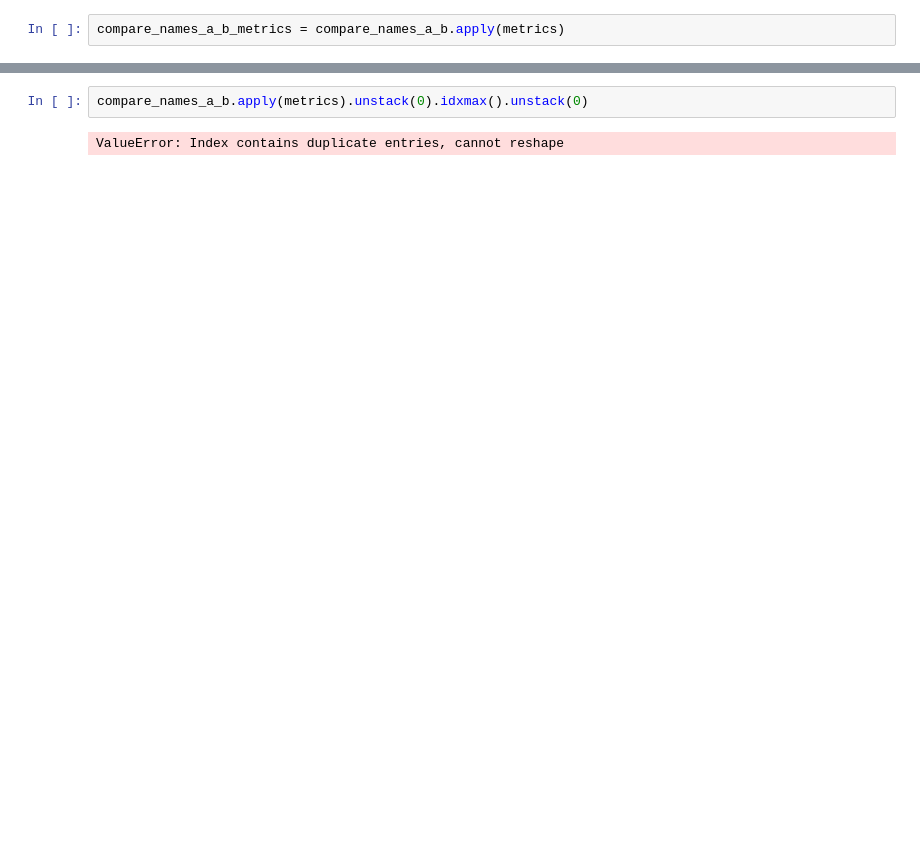
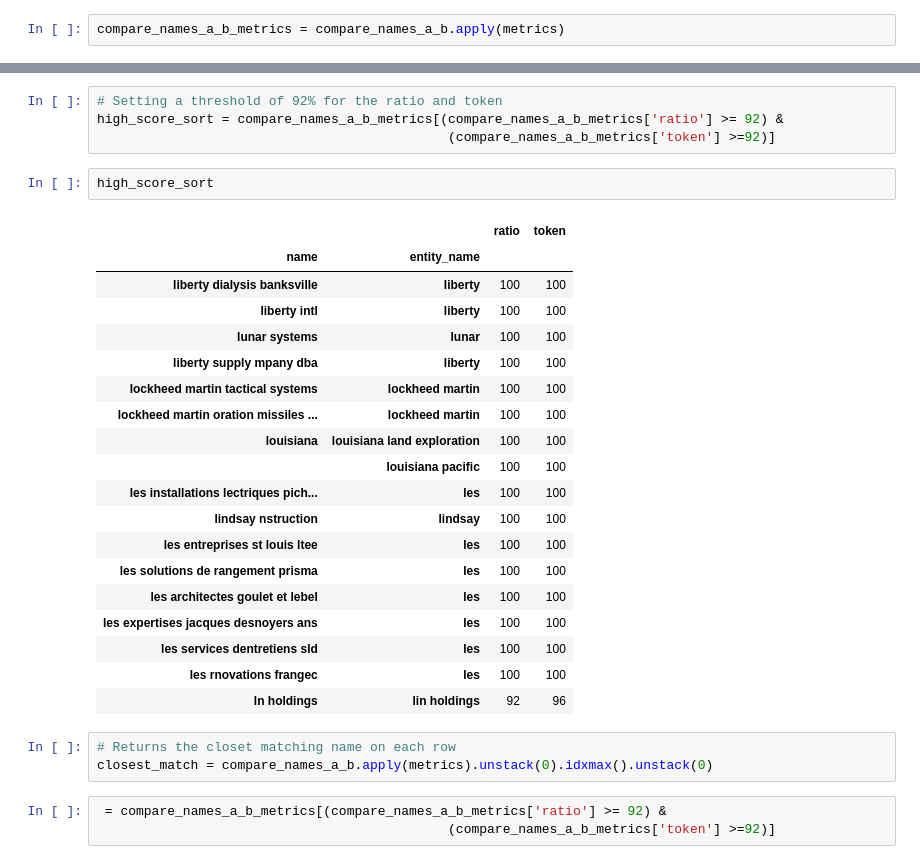
Before and after one commit to jeffersonzaki/Govini, a Jupyter notebook: nlp-fuzzy-name-matching.ipynb, the cells around one changed output, grey strips where cells are left out. Drawn from its saved outputs; the diff is of its cells as text; blank space fills up the shorter version.

```diff
--- a/nlp-fuzzy-name-matching.ipynb
+++ b/nlp-fuzzy-name-matching.ipynb
@@ -762,5 +782,33 @@ compare_names_a_b_metrics
 40000 rows × 2 columns
+# %%
+# Setting a threshold of 92% for the ratio and token
+high_score_sort = compare_names_a_b_metrics[(compare_names_a_b_metrics['ratio'] >= 92) &
+                                             (compare_names_a_b_metrics['token'] >=92)]
+# %%
+high_score_sort
+# %% [output]
+|  |  | ratio | token |
+| name | entity_name |  |  |
+| liberty dialysis banksville | liberty | 100 | 100 |
+| liberty intl | liberty | 100 | 100 |
+| lunar systems | lunar | 100 | 100 |
+| liberty supply mpany dba | liberty | 100 | 100 |
+| lockheed martin tactical systems | lockheed martin | 100 | 100 |
+| lockheed martin oration missiles ... | lockheed martin | 100 | 100 |
+| louisiana | louisiana land exploration | 100 | 100 |
+|  | louisiana pacific | 100 | 100 |
+| les installations lectriques pich... | les | 100 | 100 |
+| lindsay nstruction | lindsay | 100 | 100 |
+| les entreprises st louis ltee | les | 100 | 100 |
+| les solutions de rangement prisma | les | 100 | 100 |
+| les architectes goulet et lebel | les | 100 | 100 |
+| les expertises jacques desnoyers ans | les | 100 | 100 |
+| les services dentretiens sld | les | 100 | 100 |
+| les rnovations frangec | les | 100 | 100 |
+| ln holdings | lin holdings | 92 | 96 |
 # %%
-compare_names_a_b.apply(metrics).unstack(0).idxmax().unstack(0)
+# Returns the closet matching name on each row
+closest_match = compare_names_a_b.apply(metrics).unstack(0).idxmax().unstack(0)
-# %% [output]
-ValueError: Index contains duplicate entries, cannot reshape
+# %%
+ = compare_names_a_b_metrics[(compare_names_a_b_metrics['ratio'] >= 92) &
+                                             (compare_names_a_b_metrics['token'] >=92)]
```
Also changed, not shown: parts of 10 cells of this notebook.
